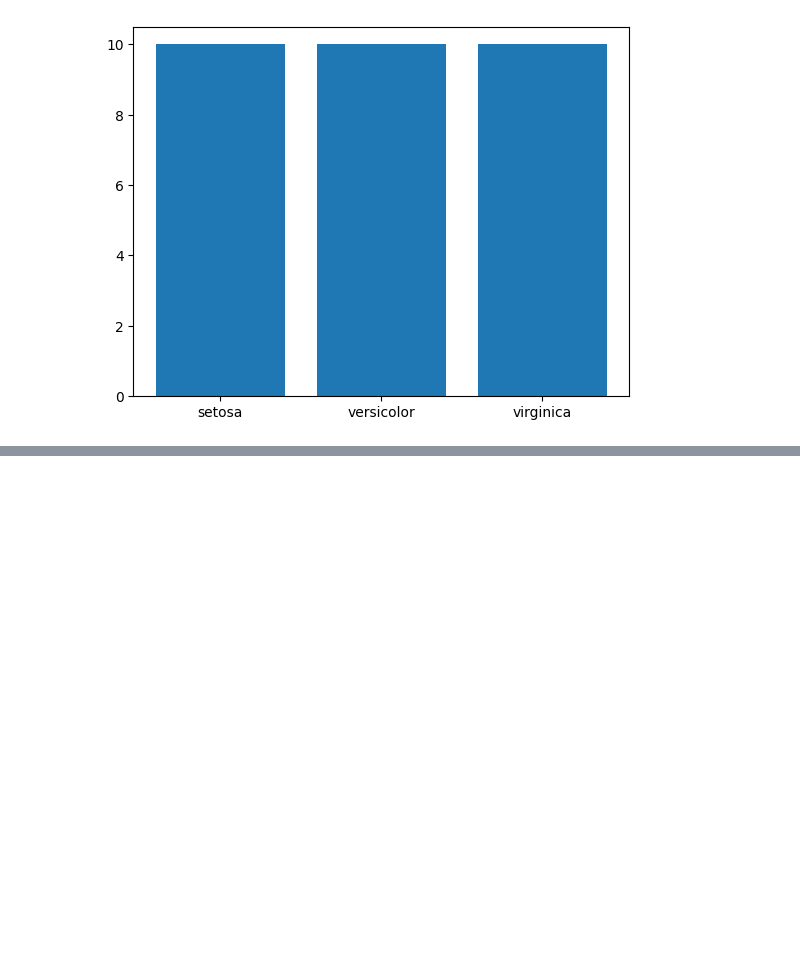
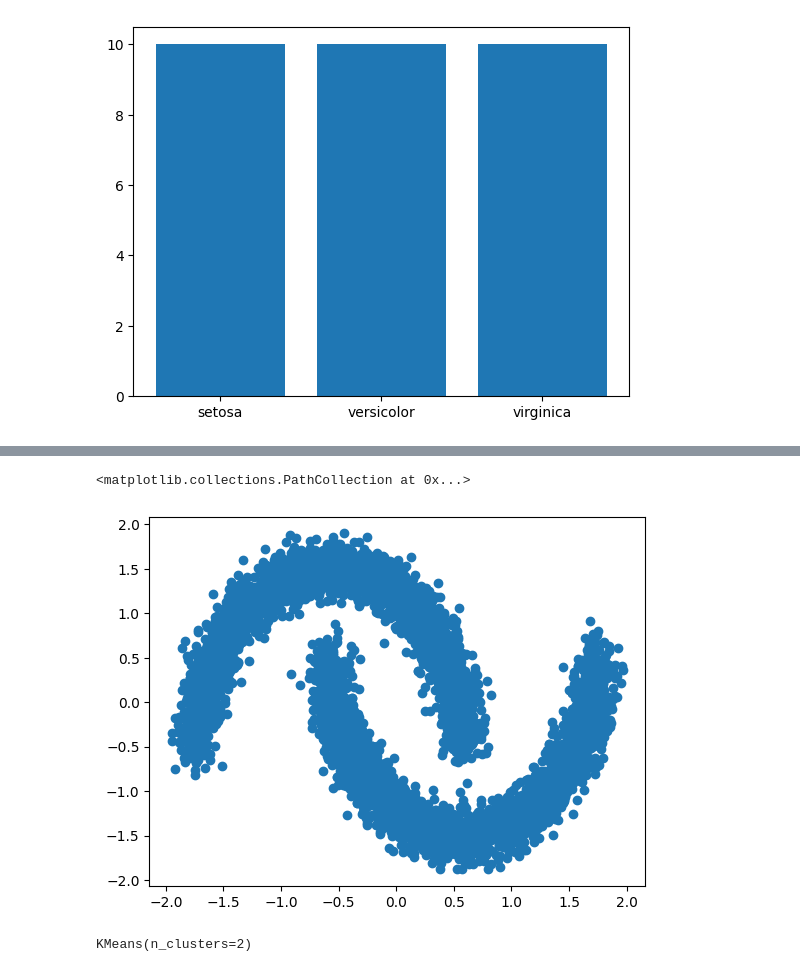
Before and after one commit to miksang0/Scikit-Learn, a Jupyter notebook: Scikit_Learn.ipynb, the cells around one changed output, grey strips where cells are left out. Drawn from its saved outputs; the diff is of its cells as text; code cells hidden in the pictures; blank space fills up the shorter version.

```diff
--- a/Scikit_Learn.ipynb
+++ b/Scikit_Learn.ipynb
@@ -170,0 +487,10 @@ for train_index, test_index in split.split(X, y):
+# %%
+plt.scatter(x_scaled[:,0], x_scaled[:,1])
+# %% [output]
+<matplotlib.collections.PathCollection at 0x...>
+[figure, added]
+# %%
+kmeans = KMeans(n_clusters = 2)
+kmeans.fit(x_scaled)
+# %% [output]
+KMeans(n_clusters=2)
```
Also changed, not shown: parts of 42 cells of this notebook.
